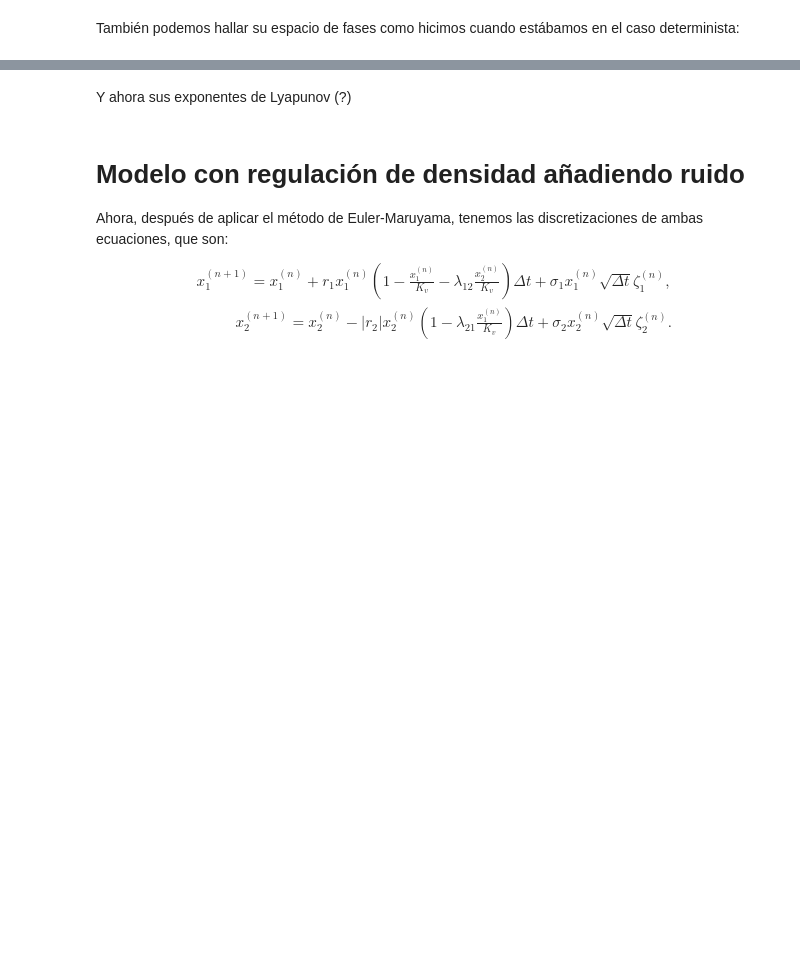
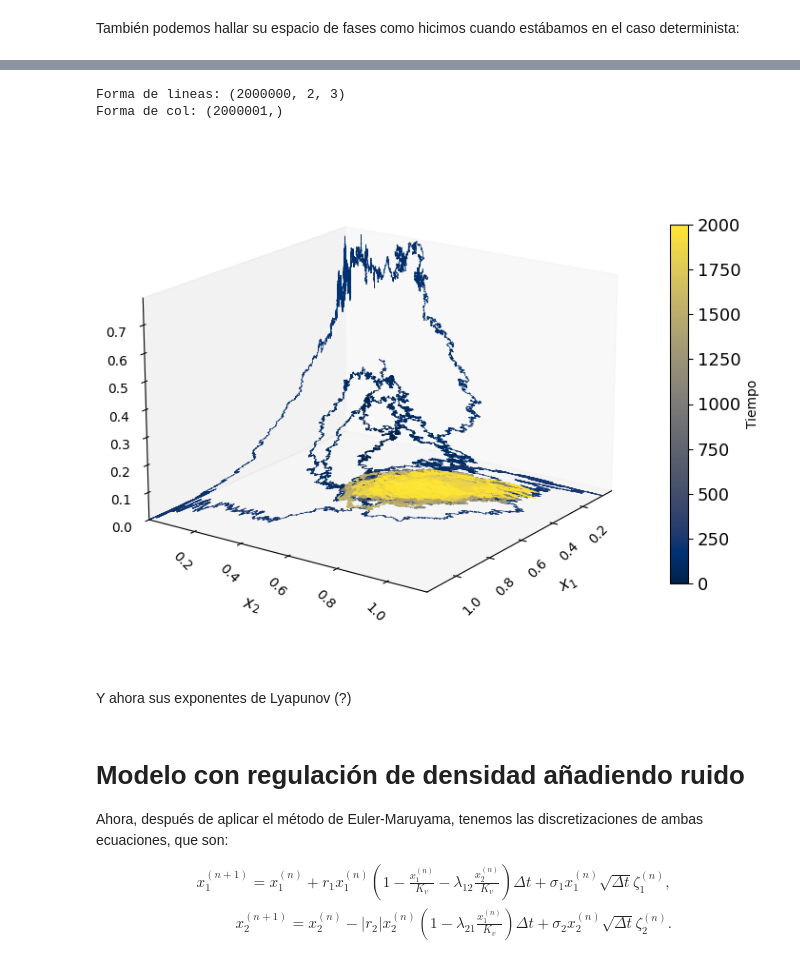
Before and after one commit to jenriquezafra/TFG, a Jupyter notebook: Draft_L-V.ipynb, the cells around one changed output, grey strips where cells are left out. Cells and saved outputs as stored; diff of their text form; code cells hidden in the pictures; blank space fills up the shorter version.

Commit message:
puliendo gráficas

```diff
--- a/Draft_L-V.ipynb
+++ b/Draft_L-V.ipynb
@@ -708,14 +722,60 @@ También podemos hallar su espacio de fases como hicimos cuando estábamos en el
 fig = plt.figure(figsize=(10,7))
 ax = fig.add_subplot(111, projection='3d')
 
-# dibujamos el espacio de fases
-ax.scatter(x_vals_EM_4esp[:,0],x_vals_EM_4esp[:,1],x_vals_EM_4esp[:,2] , label='Espacio de fases', s=0.01)
-ax.set_xlabel(f'$x_1$')
-ax.set_ylabel(f'$x_2$')
-ax.set_zlabel(f'$x_3$')
-ax.set_title('Espacio de fases')
+# asignamos el color segun el tiempo
+time_val = t_vals_EM_4esp[:]
+col = t_span[1] * (time_val - time_val.min()) / (time_val.max() - time_val.min())
+
+# creamos las lineas
+puntos = np.array([x_vals_EM_4esp[:,0], x_vals_EM_4esp[:,1], x_vals_EM_4esp[:,2]]).T.reshape(-1, 1, 3)
+lineas = np.concatenate([puntos[:-1], puntos[1:]], axis=1)
+print("Forma de lineas:", lineas.shape)  # Debe ser (n_lines, 2, 3)
+print("Forma de col:", col.shape)
 
 
-ax.view_init(elev=25, azim=45)  # cambia elevación y azimut para rotar la gráfica
+# coloreamos según col
+LC = Line3DCollection(lineas, cmap='cividis', norm = plt.Normalize(np.min(col), np.max(col)))
+LC.set_array(col)
+LC.set_linewidth(0.5)
+ax.add_collection3d(LC)
+
+# etiquetamos ejes y titulos
+ax.set_xlabel(r'$x_1$', fontsize=12, labelpad=10)
+ax.set_ylabel(r'$x_2$', fontsize=12, labelpad=10)
+ax.set_zlabel(r'$x_3$', fontsize=12, labelpad=10)
+
+# ponemos los ejes
+xlim = [np.min(x_vals_EM_4esp[:,0]), np.max(x_vals_EM_4esp[:,0])]
+ylim = [np.min(x_vals_EM_4esp[:,1]), np.max(x_vals_EM_4esp[:,1])]
+zlim = [np.min(x_vals_EM_4esp[:,2]), np.max(x_vals_EM_4esp[:,2])]
+ax.set_xlim(xlim)
+ax.set_ylim(ylim)
+ax.set_zlim(zlim)
+
+# ax.set_xticks([0.2, 0.4, 0.6, 0.8])
+# ax.set_yticks([0.2, 0.4, 0.6, 0.8])
+# ax.set_zticks([0.2, 0.4])
+
+ax.tick_params(axis='x', labelsize=10, rotation=45)
+ax.tick_params(axis='y', labelsize=10, rotation=-45)
+ax.tick_params(axis='z', labelsize=10)
+
+
+# Quitamos el grid
+ax.grid(False)
+
+# Añadimos la barra de color
+cbar = plt.colorbar(LC, ax=ax, shrink=0.7)
+cbar.set_label('Tiempo')
+
+# Ajustamos proporciones de los ejes
+ax.set_box_aspect([np.ptp(xlim), np.ptp(ylim), np.ptp(zlim)])  # Proporciones iguales
+
+# Ajustamos la vista personalizada
+ax.view_init(elev=18, azim=35)
+
+# Guardamos la figura (opcional)
+fig.savefig('espacio_fasico_4especies_ruido.png', dpi=600)
+
 plt.show()
 # %% [output]
@@ -724,3 +782,6 @@ plt.show()
+Forma de lineas: (2000000, 2, 3)
+Forma de col: (2000001,)
+[figure, added]
 # %% [markdown]
 Y ahora sus exponentes de Lyapunov (?)
 # %% [markdown]
```
Also changed, not shown: parts of 10 cells of this notebook, 2 other files.
